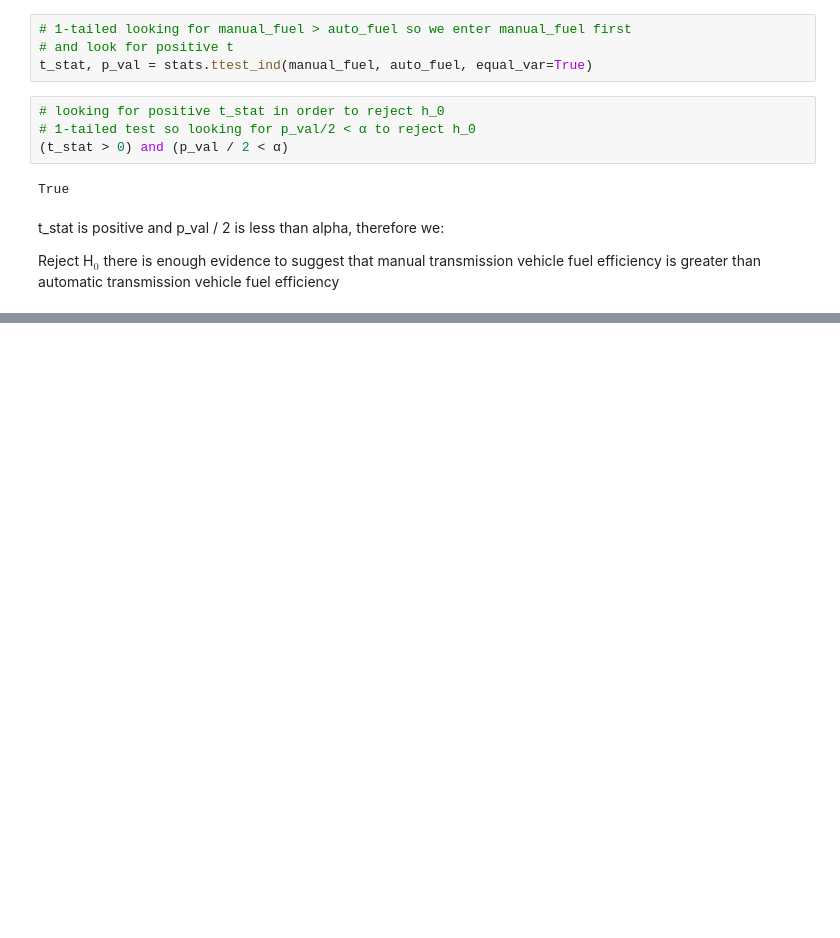
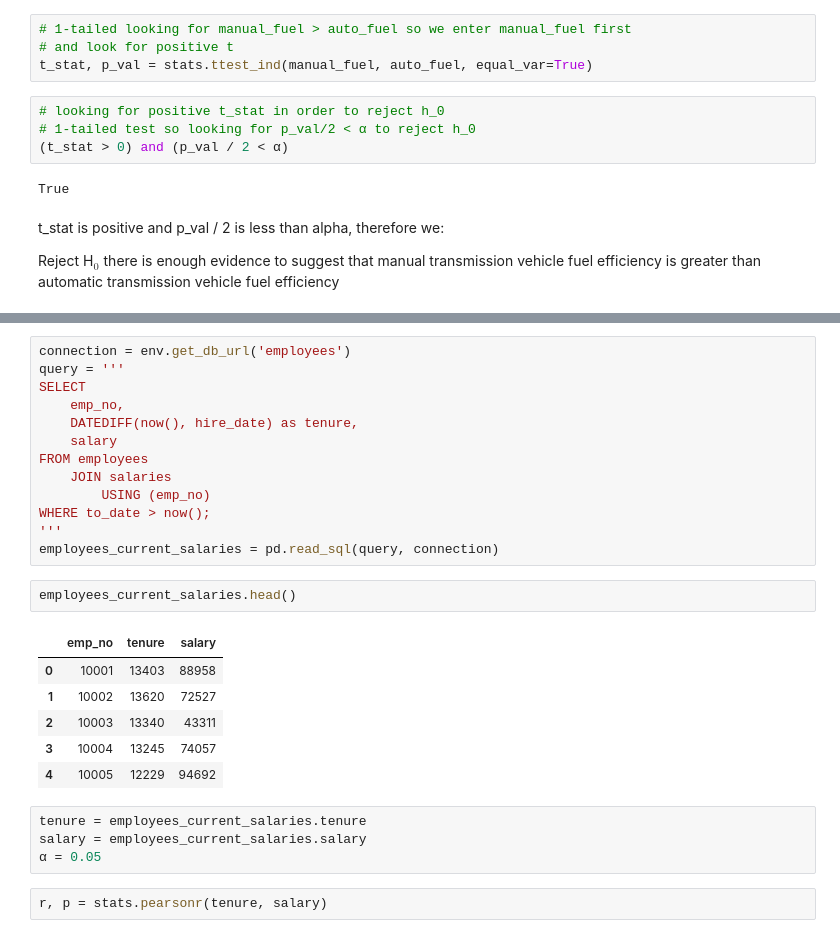
Before and after one commit to Adam-Harris87/statistics-exercises, a Jupyter notebook: hypothesis_testing.ipynb, the cells around one changed output, grey strips where cells are left out. Cells and saved outputs as stored; diff of their text form; blank space fills up the shorter version.

```diff
--- a/hypothesis_testing.ipynb
+++ b/hypothesis_testing.ipynb
@@ -530,0 +613,28 @@ num_titles = employees.groupby('emp_no').salary.value_counts()
+# %%
+connection = env.get_db_url('employees')
+query = '''
+SELECT
+	emp_no,
+    DATEDIFF(now(), hire_date) as tenure,
+    salary
+FROM employees
+	JOIN salaries
+		USING (emp_no)
+WHERE to_date > now();
+'''
+employees_current_salaries = pd.read_sql(query, connection)
+# %%
+employees_current_salaries.head()
+# %% [output]
+|  | emp_no | tenure | salary |
+| 0 | 10001 | 13403 | 88958 |
+| 1 | 10002 | 13620 | 72527 |
+| 2 | 10003 | 13340 | 43311 |
+| 3 | 10004 | 13245 | 74057 |
+| 4 | 10005 | 12229 | 94692 |
+# %%
+tenure = employees_current_salaries.tenure
+salary = employees_current_salaries.salary
+α = 0.05
+# %%
+r, p = stats.pearsonr(tenure, salary)
```
Also changed, not shown: parts of 62 cells of this notebook.
